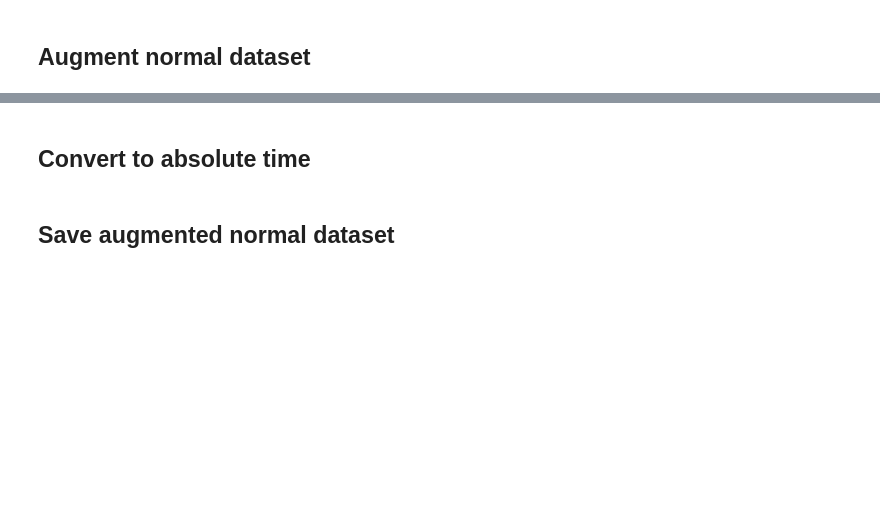
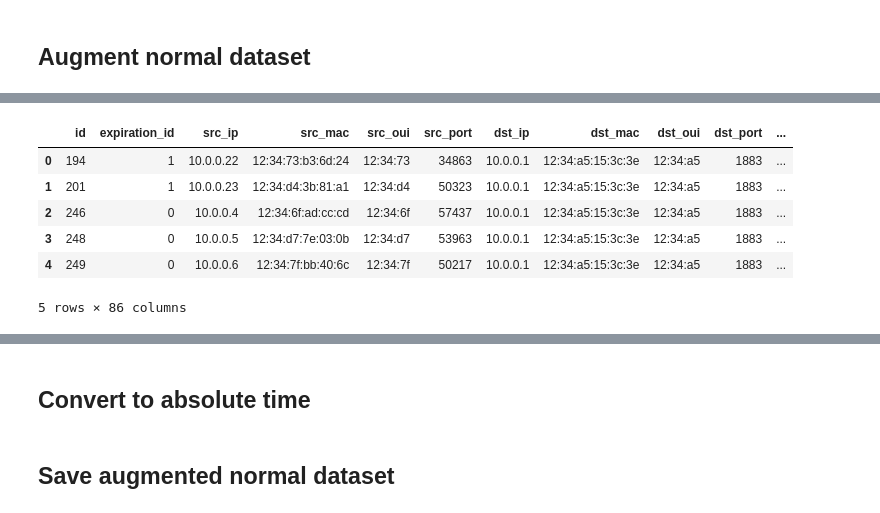
Before and after one commit to merie-san/Attack-Scenario-Reconstruction, a Jupyter notebook: jupyter notebook/attack_normal_merging.ipynb, the cells around one changed output, grey strips where cells are left out. Cells and saved outputs as stored; diff of their text form; code cells hidden in the pictures; blank space fills up the shorter version.

```diff
--- a/jupyter notebook/attack_normal_merging.ipynb
+++ b/jupyter notebook/attack_normal_merging.ipynb
@@ -182,3 +314,4 @@ attack_train = filter_ipv4_flows(attack_train)
 # %%
-normal_test = filter_ipv4_flows(normal_test)
-normal_train = filter_ipv4_flows(normal_train)
+from preprocessing.network import filter_ipv4_flows
+normal_test_ipv4 = filter_ipv4_flows(normal_test_mapped)
+normal_train_ipv4 = filter_ipv4_flows(normal_train_mapped)
@@ -227,15 +422,23 @@ print(attack_steps)
 # %%
 from preprocessing.augmentation import EXCLUDED_FEATURE_KEYWORDS
 keywords_excluded = EXCLUDED_FEATURE_KEYWORDS
+N_REPS = 500
+np.random.seed(42)
 # %%
 from preprocessing.augmentation import augment_normal_flows
 
 def generate_dataframe(df, start_time, repetitions):
     return augment_normal_flows(df, start_time, repetitions, excluded_keywords=keywords_excluded)
 # %%
-dfs = [normal_train]
-for i in range(1, 500):
-    dfs.append(generate_dataframe(dfs[0], dfs[i-1]["bidirectional_last_seen_ms"].max(), 500))
+normal_train_dfs = [normal_train_ipv4]
+for i in range(1, N_REPS):
+    normal_train_dfs.append(
+        generate_dataframe(
+            normal_train_dfs[0],
+            normal_train_dfs[i - 1]["bidirectional_last_seen_ms"].max(),
+            N_REPS,
+        )
+    )
 # %%
-normal_train=pd.concat(dfs, ignore_index=True)
-normal_train.info()
+normal_train_aug = pd.concat(normal_train_dfs, ignore_index=True)
+normal_train_aug.info()
@@ -242,3 +463,11 @@ normal_train.info()
 # %%
-normal_train
+normal_train_aug.head()
+# %% [output]
+|  | id | expiration_id | src_ip | src_mac | src_oui | src_port | dst_ip | dst_mac | dst_oui | dst_port | ... |
+| 0 | 194 | 1 | 10.0.0.22 | 12:34:73:b3:6d:24 | 12:34:73 | 34863 | 10.0.0.1 | 12:34:a5:15:3c:3e | 12:34:a5 | 1883 | ... |
+| 1 | 201 | 1 | 10.0.0.23 | 12:34:d4:3b:81:a1 | 12:34:d4 | 50323 | 10.0.0.1 | 12:34:a5:15:3c:3e | 12:34:a5 | 1883 | ... |
+| 2 | 246 | 0 | 10.0.0.4 | 12:34:6f:ad:cc:cd | 12:34:6f | 57437 | 10.0.0.1 | 12:34:a5:15:3c:3e | 12:34:a5 | 1883 | ... |
+| 3 | 248 | 0 | 10.0.0.5 | 12:34:d7:7e:03:0b | 12:34:d7 | 53963 | 10.0.0.1 | 12:34:a5:15:3c:3e | 12:34:a5 | 1883 | ... |
+| 4 | 249 | 0 | 10.0.0.6 | 12:34:7f:bb:40:6c | 12:34:7f | 50217 | 10.0.0.1 | 12:34:a5:15:3c:3e | 12:34:a5 | 1883 | ... |
+5 rows × 86 columns
 # %%
```
Also changed, not shown: parts of 68 cells of this notebook, 7 other files.
